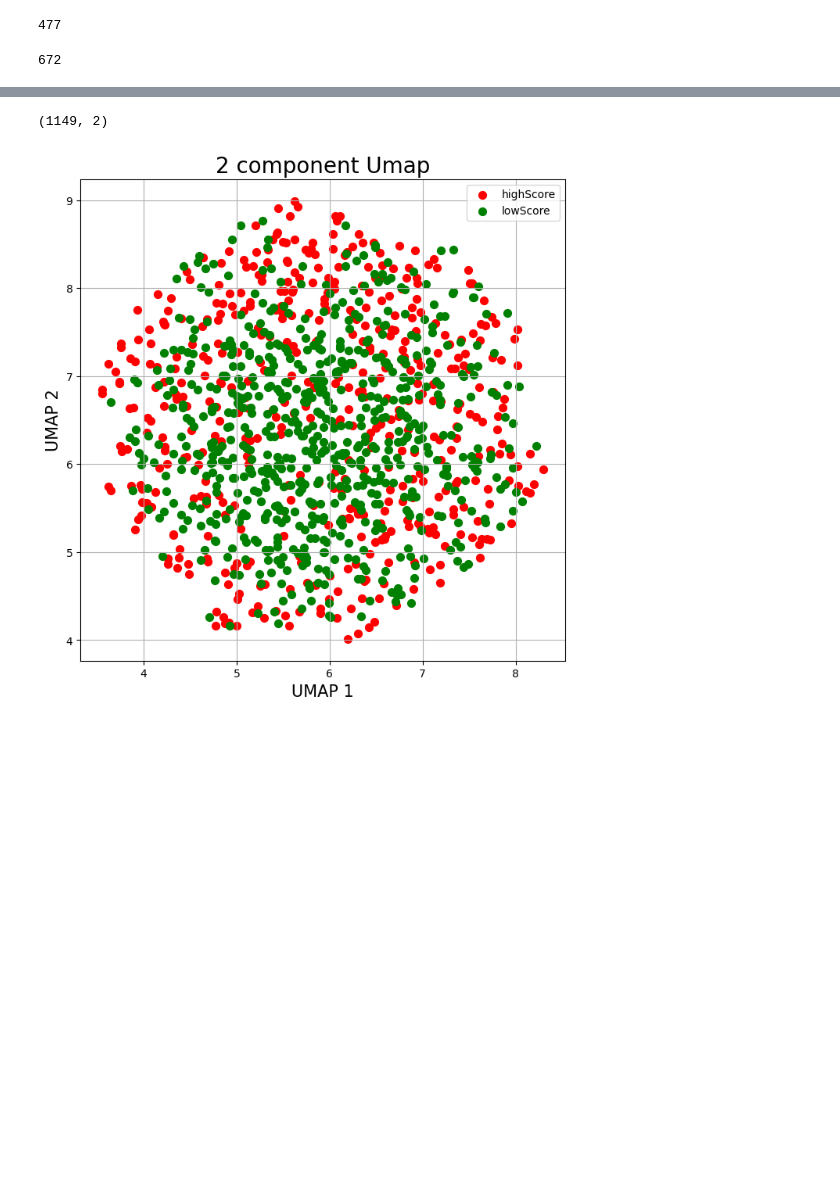
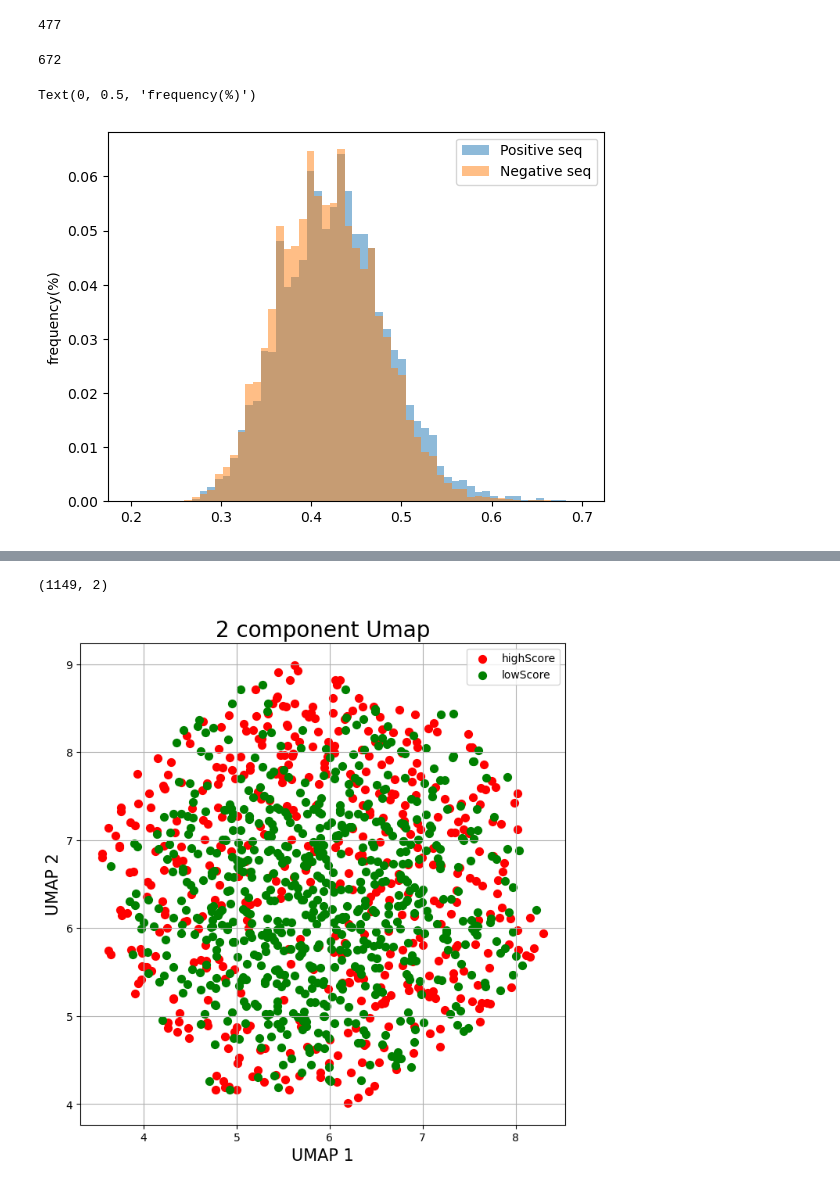
Before and after one commit to Rachel-Lyu/ml_class_project, a Jupyter notebook: visualize.ipynb, the cells around one changed output, grey strips where cells are left out. Cells and saved outputs as stored; diff of their text form; code cells hidden in the pictures; blank space fills up the shorter version.

```diff
--- a/visualize.ipynb
+++ b/visualize.ipynb
@@ -43,2 +114,31 @@ len(np.where(arr_random<0.00001)[0])
 high_seq = '/home/mleone2/ml_class_project/results/high_score.txt'
 low_seq = '/home/mleone2/ml_class_project/results/low_score.txt'
+# %%
+# def getGC_dbl_lines(inputFile):
+#     Aarr = np.array([])
+#     Tarr = np.array([])
+#     Garr = np.array([])
+#     Carr = np.array([])
+#     with open(inputFile, 'r') as inp:
+#         for line in inp:
+#             seq = inp.readline().strip()
+#             Aarr = np.append(Aarr, seq.count('A'))
+#             Tarr = np.append(Tarr, seq.count('T'))
+#             Garr = np.append(Garr, seq.count('G'))
+#             Carr = np.append(Carr, seq.count('C'))
+#     return np.array([Aarr,Tarr,Garr,Carr])
+
+ATGC_pos = getGC_dbl_lines('/home/mleone2/ml_class_project/FASTA_CV/Mo2015_EXCpos_Ctx_fold1_validPos.fa')
+ATGC_pos = ATGC_pos/np.sum(ATGC_pos, axis =0)
+ATGC_neg = getGC_dbl_lines('/home/mleone2/ml_class_project/FASTA_CV/Mo2015_EXCpos_Ctx_fold1_validNeg10x.fa')
+ATGC_neg = ATGC_neg/np.sum(ATGC_neg, axis =0)
+GCpos = ATGC_pos[2]+ATGC_pos[3]
+GCneg = ATGC_neg[2]+ATGC_neg[3]
+# %%
+plt.hist(GCpos, weights=np.ones_like(GCpos) / len(GCpos), alpha = 0.5, label='Positive seq', bins=np.linspace(0.2, 0.7, num = 60))
+plt.hist(GCneg, weights=np.ones_like(GCneg) / len(GCneg), alpha = 0.5, label='Negative seq', bins=np.linspace(0.2, 0.7, num = 60))
+plt.legend();
+plt.ylabel('frequency(%)')
+# %% [output]
+Text(0, 0.5, 'frequency(%)')
+[figure, added]
```
Also changed, not shown: parts of 27 cells of this notebook, 5 other files.
